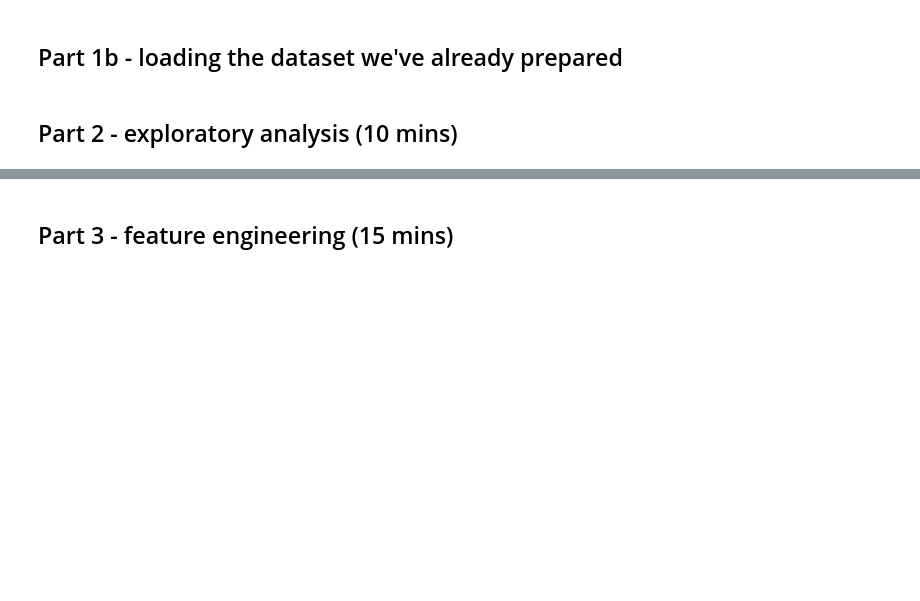
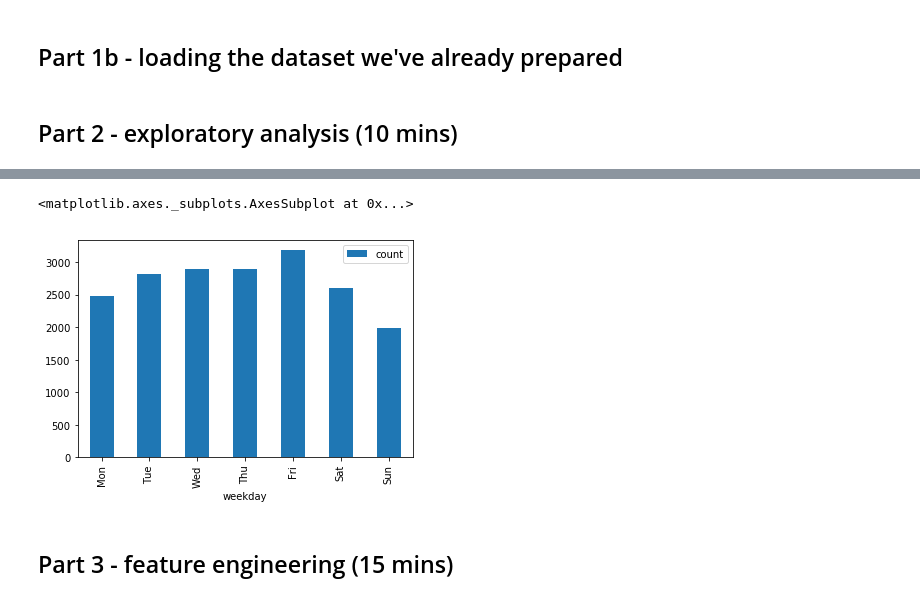
Before and after one commit to INRIX-rebecca-davey/python-ml-workshop, a Jupyter notebook: code/complete_notebook.ipynb, the cells around one changed output, grey strips where cells are left out. Cells and saved outputs as stored; diff of their text form; code cells hidden in the pictures; blank space fills up the shorter version.

```diff
--- a/code/complete_notebook.ipynb
+++ b/code/complete_notebook.ipynb
@@ -77,3 +166,25 @@ df = pd.read_csv("../data/cleaned-with-latlng.csv", encoding='latin1')
+# %%
+import datetime
+
+monthMap = {'Jan': 1, 'Feb': 2, 'Mar': 3, 'Apr': 4, 'May': 5, 'Jun': 6, 'Jul': 7, 'Aug': 8, 'Sep': 9, 'Oct': 10, 'Nov': 11, 'Dec': 12}
+dayMap = {1: 'Mon', 2: 'Tue', 3: 'Wed', 4: 'Thu', 5: 'Fri', 6: 'Sat', 7: 'Sun'}
+
+def getWeekday(s):
+    month = monthMap[getMonth(s)]
+    year = getYear(s)
+    date = int(s.split('-')[0])
+    dt = datetime.datetime(year, month, date)
+    return dayMap[dt.isoweekday()]
+
+df['weekday'] = [getWeekday(s) for s in df['Accident Date']]
+# %%
+colName = 'weekday'
+dayOrder = ['Mon', 'Tue', 'Wed', 'Thu', 'Fri', 'Sat', 'Sun']
+results = df.groupby(colName)[colName].agg(['count']).loc[dayOrder]
+results.plot.bar()
+# %% [output]
+<matplotlib.axes._subplots.AxesSubplot at 0x...>
+[figure, added]
 # %% [markdown]
 ## Part 3 - feature engineering (15 mins)
 # %%
```
Also changed, not shown: parts of 11 cells of this notebook.
